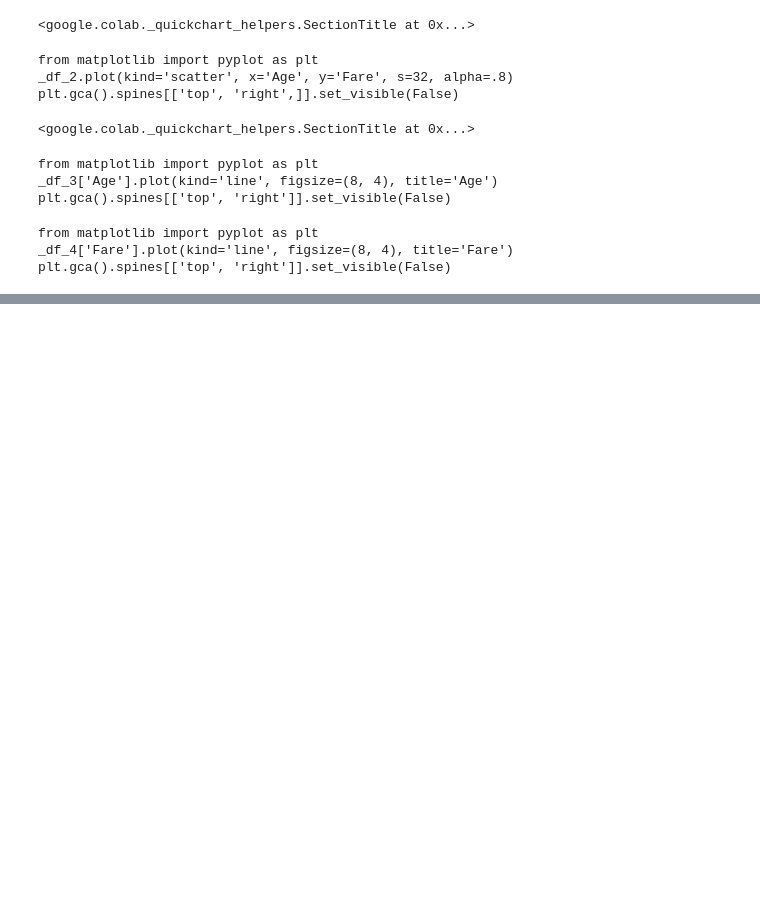
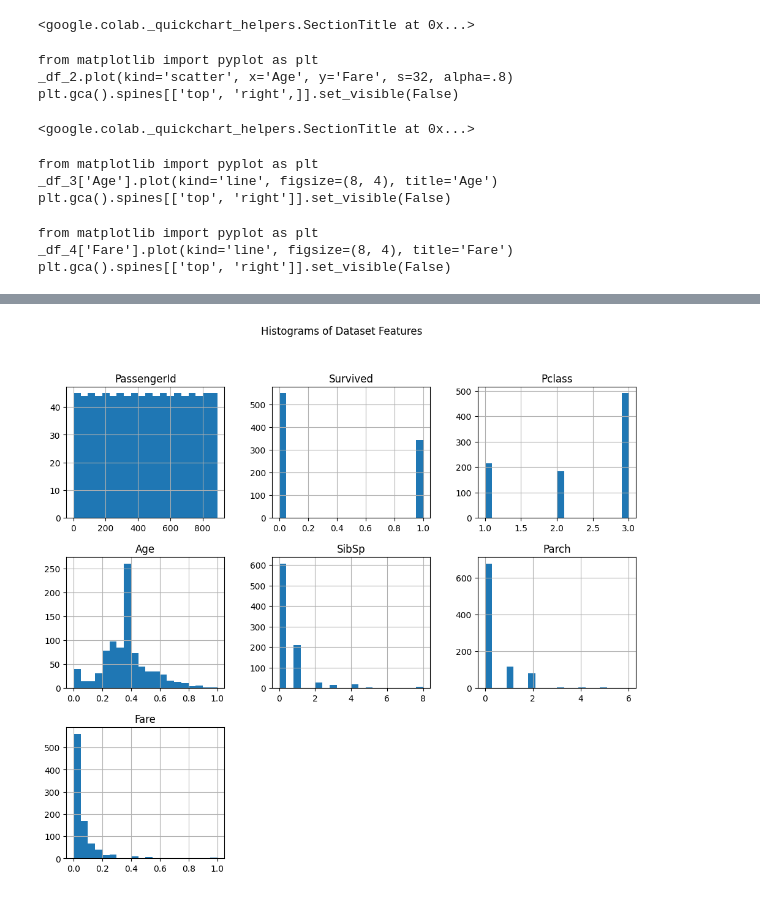
Before and after one commit to 2403A51L33/Myn-Personal, a Jupyter notebook: Untitled0.ipynb, the cells around one changed output, grey strips where cells are left out. Drawn from its saved outputs; the diff is of its cells as text; code cells hidden in the pictures; blank space fills up the shorter version.

```diff
--- a/Untitled0.ipynb
+++ b/Untitled0.ipynb
@@ -93,0 +102,6 @@ plt.gca().spines[['top', 'right']].set_visible(False)
+# %%
+data.hist(figsize=(12,10),bins=20)
+plt.suptitle('Histograms of Dataset Features')
+plt.show()
+# %% [output]
+[figure, added]
```
Also changed, not shown: parts of 2 cells of this notebook.
